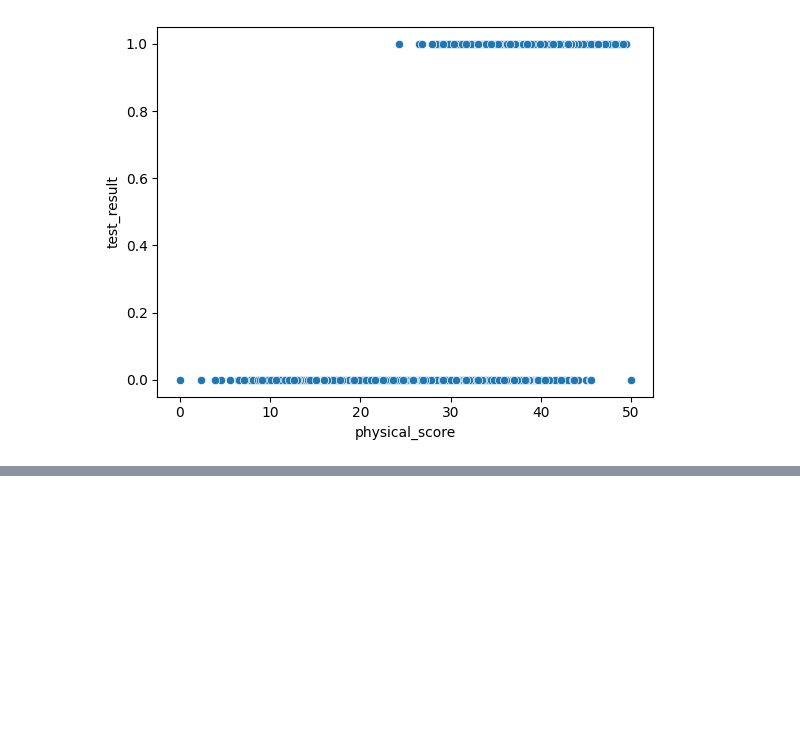
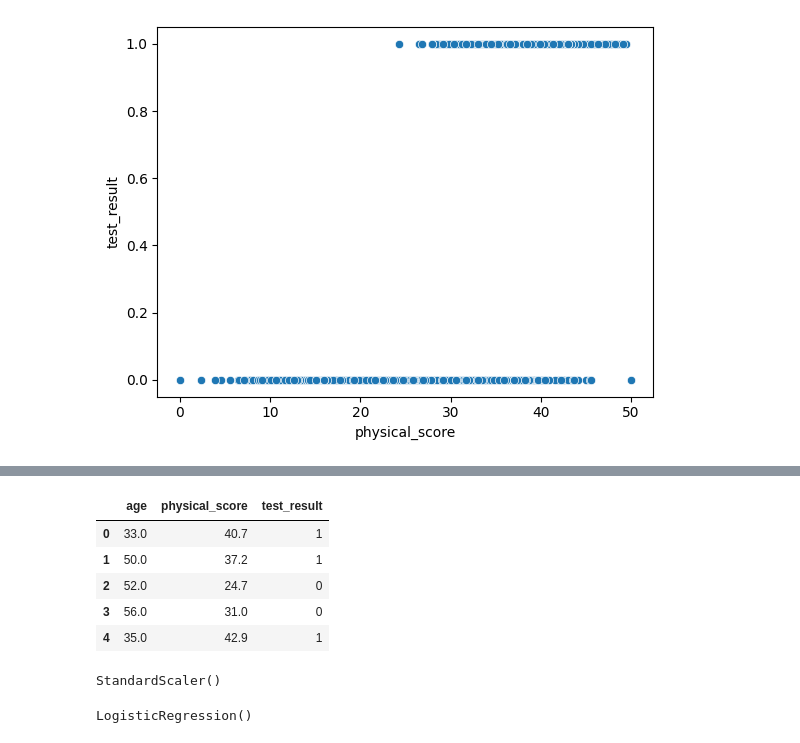
Before and after one commit to AlexTmbMifi/ML_basic, a Jupyter notebook: LogisticReg/LogisticRegAnalysis.ipynb, the cells around one changed output, grey strips where cells are left out. Cells and saved outputs as stored; diff of their text form; code cells hidden in the pictures; blank space fills up the shorter version.

```diff
--- a/LogisticReg/LogisticRegAnalysis.ipynb
+++ b/LogisticReg/LogisticRegAnalysis.ipynb
@@ -97 +98,10 @@ ax.scatter(xs=df['age'], ys = df['physical_score'], zs=df['test_result'], c = df
 [figure]
+# %%
+df.head()
+# %% [output]
+|  | age | physical_score | test_result |
+| 0 | 33.0 | 40.7 | 1 |
+| 1 | 50.0 | 37.2 | 1 |
+| 2 | 52.0 | 24.7 | 0 |
+| 3 | 56.0 | 31.0 | 0 |
+| 4 | 35.0 | 42.9 | 1 |
@@ -97,0 +116,4 @@ ax.scatter(xs=df['age'], ys = df['physical_score'], zs=df['test_result'], c = df
+# %%
+scaler.fit(X_train)
+# %% [output]
+StandardScaler()
@@ -97,0 +125,4 @@ ax.scatter(xs=df['age'], ys = df['physical_score'], zs=df['test_result'], c = df
+# %%
+log_model.fit(scaled_X_train, y_train)
+# %% [output]
+LogisticRegression()
```
Also changed, not shown: parts of 31 cells of this notebook.
